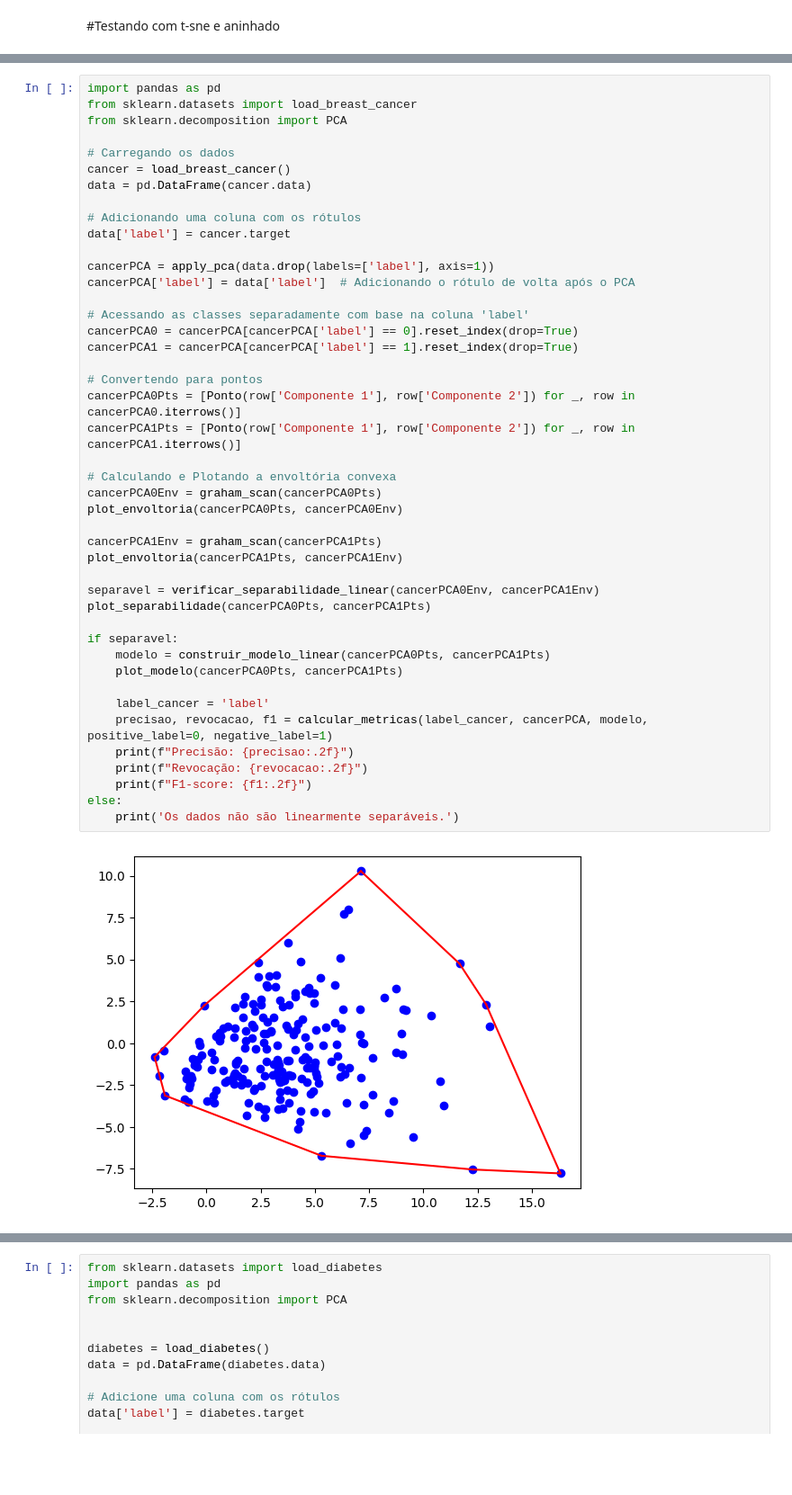
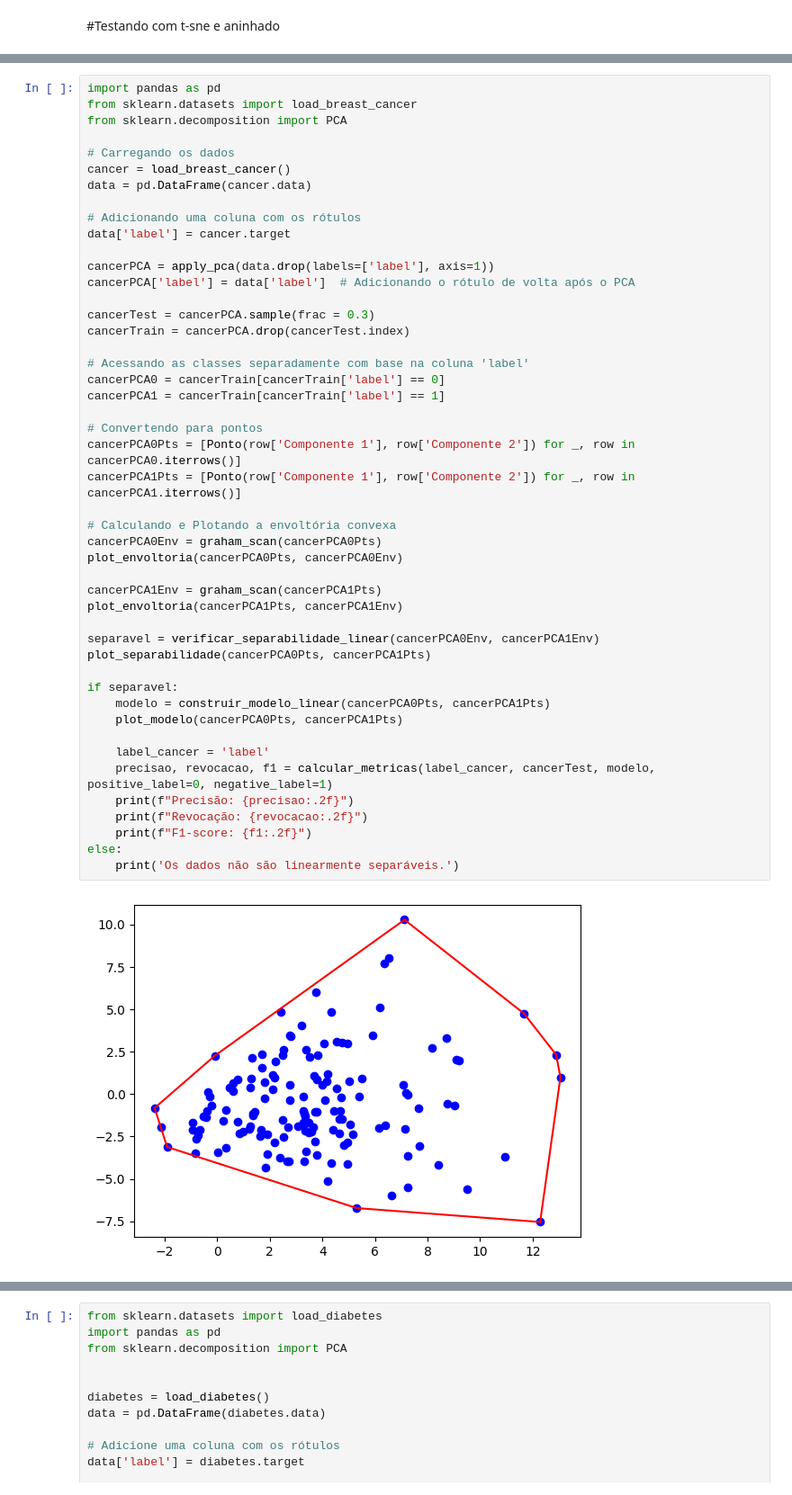
Before and after one commit to marcelomrad/Classificador_Linear, a Jupyter notebook: main.ipynb, the cells around one changed output, grey strips where cells are left out. Shown at 90% size. Cells and saved outputs as stored; diff of their text form; blank space fills up the shorter version.

```diff
--- a/main.ipynb
+++ b/main.ipynb
@@ -713,34 +713,37 @@ data['label'] = cancer.target
 cancerPCA = apply_pca(data.drop(labels=['label'], axis=1))
 cancerPCA['label'] = data['label']  # Adicionando o rótulo de volta após o PCA
 
+cancerTest = cancerPCA.sample(frac = 0.3)
+cancerTrain = cancerPCA.drop(cancerTest.index)
+
 # Acessando as classes separadamente com base na coluna 'label'
-cancerPCA0 = cancerPCA[cancerPCA['label'] == 0].reset_index(drop=True)
-cancerPCA1 = cancerPCA[cancerPCA['label'] == 1].reset_index(drop=True)
+cancerPCA0 = cancerTrain[cancerTrain['label'] == 0]
+cancerPCA1 = cancerTrain[cancerTrain['label'] == 1]
 
 # Convertendo para pontos
 cancerPCA0Pts = [Ponto(row['Componente 1'], row['Componente 2']) for _, row in cancerPCA0.iterrows()]
 cancerPCA1Pts = [Ponto(row['Componente 1'], row['Componente 2']) for _, row in cancerPCA1.iterrows()]
 
 # Calculando e Plotando a envoltória convexa
 cancerPCA0Env = graham_scan(cancerPCA0Pts)
 plot_envoltoria(cancerPCA0Pts, cancerPCA0Env)
 
 cancerPCA1Env = graham_scan(cancerPCA1Pts)
 plot_envoltoria(cancerPCA1Pts, cancerPCA1Env)
 
 separavel = verificar_separabilidade_linear(cancerPCA0Env, cancerPCA1Env)
 plot_separabilidade(cancerPCA0Pts, cancerPCA1Pts)
 
 if separavel:
     modelo = construir_modelo_linear(cancerPCA0Pts, cancerPCA1Pts)
     plot_modelo(cancerPCA0Pts, cancerPCA1Pts)
 
     label_cancer = 'label'
-    precisao, revocacao, f1 = calcular_metricas(label_cancer, cancerPCA, modelo, positive_label=0, negative_label=1)
+    precisao, revocacao, f1 = calcular_metricas(label_cancer, cancerTest, modelo, positive_label=0, negative_label=1)
     print(f"Precisão: {precisao:.2f}")
     print(f"Revocação: {revocacao:.2f}")
     print(f"F1-score: {f1:.2f}")
 else:
     print('Os dados não são linearmente separáveis.')
 # %% [output]
-[figure, old version]
+[figure, new version]
```
Also changed, not shown: parts of 13 cells of this notebook.
